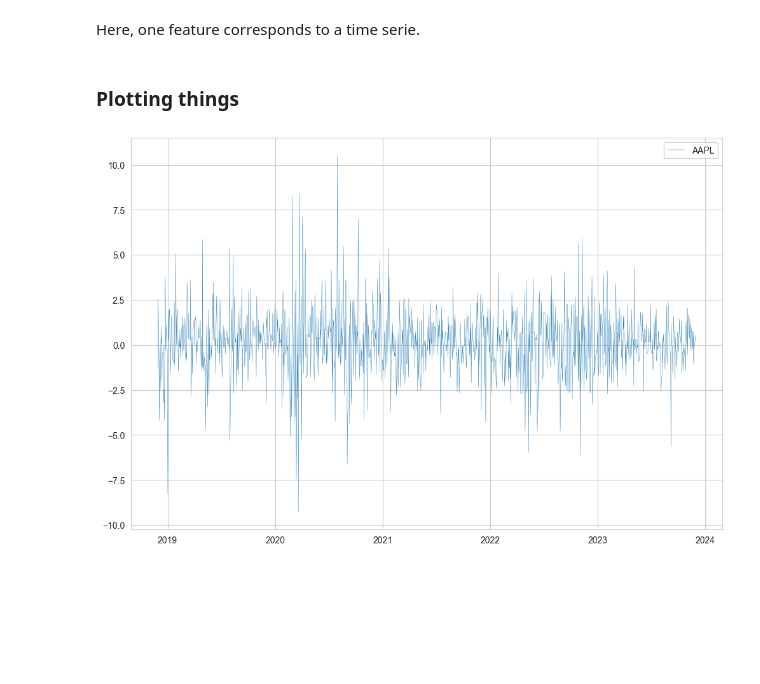
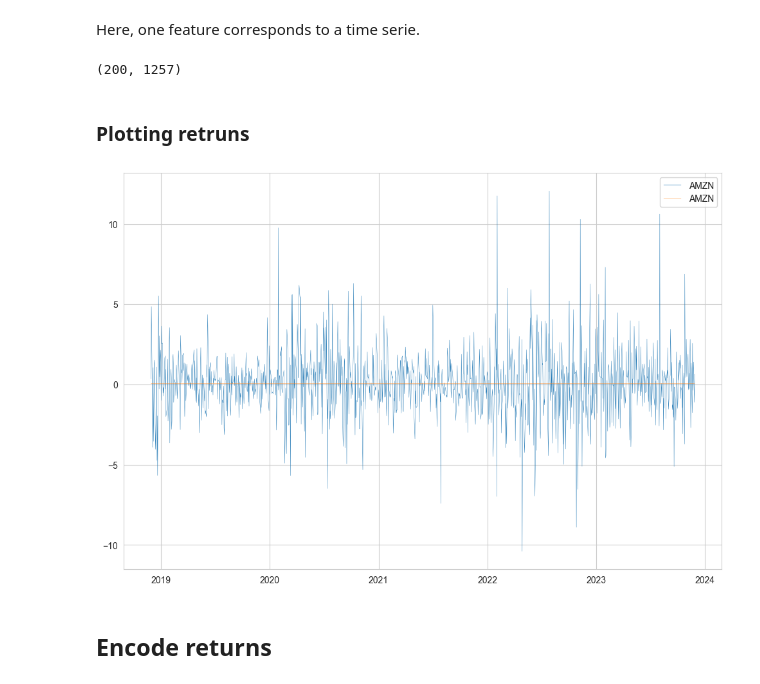
Before and after one commit to rrrbbb1/lstm-stock-prediction, a Jupyter notebook: notebook.ipynb, the cells around one changed output. Drawn from its saved outputs; the diff is of its cells as text; code cells hidden in the pictures; blank space fills up the shorter version.

```diff
--- a/notebook.ipynb
+++ b/notebook.ipynb
@@ -12,7 +12,7 @@ import seaborn  as sns
 # %% [markdown]
 ## Import data
 # %%
-df = pd.read_csv('data/stock_details_5_years.csv')
+df = pd.read_csv('data/nasdaq_100_prices_with_delay.csv')
 
 df['Date'] = pd.to_datetime(df['Date'])
 companies = df['Company'].unique().tolist()
@@ -31,17 +39,24 @@ for company in tqdm(companies[:features]):
     data.append(company_data)
 
 # Time series must be same duration, else zero-pad first
-data = np.array(data) # Shape : (features, timesteps)
+data = np.array(data) * 100 # Shape : (features, timesteps)
 # %% [markdown]
 Here, one feature corresponds to a time serie.
+# %%
+data.shape
+# %% [output]
+(200, 1257)
 # %% [markdown]
-### Plotting things
+### Plotting retruns
 # %%
 plt.figure(figsize=(12, 8))
 sns.set_style('whitegrid')
-for k in range(1):
-    plt.plot(dates[:-1], data[k]*100, label=companies[k], linewidth=0.3)
+for k in range(3,4):
+    plt.plot(dates[:-1], data[k], label=companies[k], linewidth=0.3)
+    plt.plot(dates[:-1], np.ones(len(data[k])) * np.mean(data[k]), label=companies[k], linewidth=0.3)
 plt.legend()
 plt.show()
 # %% [output]
-[figure, old version]
+[figure, new version]
+# %% [markdown]
+## Encode returns
```
Also changed, not shown: parts of 13 cells of this notebook, 12 other files.
